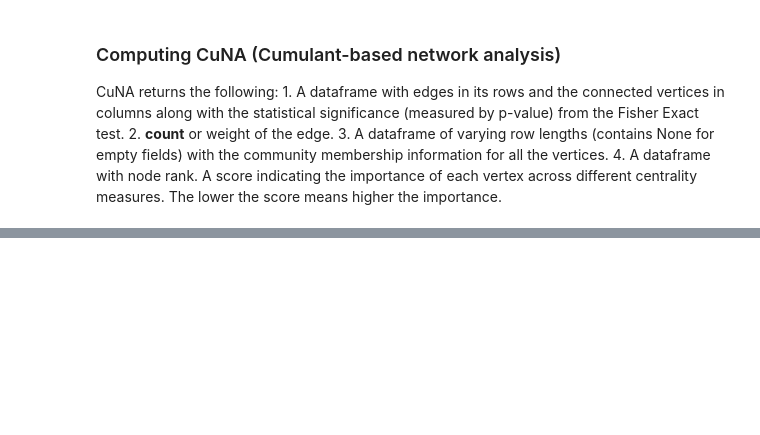
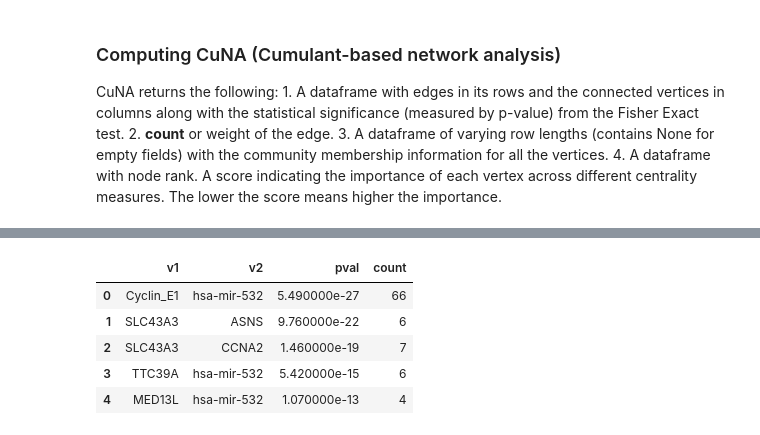
Before and after one commit to BiomedSciAI/Geno4SD, a Jupyter notebook: tutorials/CuNA.ipynb, the cells around one changed output, grey strips where cells are left out. Saved outputs shown, nothing was run; the diff lists cells and outputs as text; code cells hidden in the pictures; blank space fills up the shorter version.

```diff
--- a/tutorials/CuNA.ipynb
+++ b/tutorials/CuNA.ipynb
@@ -146 +168,11 @@ Time spent computing CuNA network (mins):  60.88270440896352
+# %%
+tcga_network = pd.read_excel(path+"CuNA_network_tcga_breastcancer.xlsx")
+tcga_network.head()
+# %% [output]
+|  | v1 | v2 | pval | count |
+| 0 | Cyclin_E1 | hsa-mir-532 | 5.490000e-27 | 66 |
+| 1 | SLC43A3 | ASNS | 9.760000e-22 | 6 |
+| 2 | SLC43A3 | CCNA2 | 1.460000e-19 | 7 |
+| 3 | TTC39A | hsa-mir-532 | 5.420000e-15 | 6 |
+| 4 | MED13L | hsa-mir-532 | 1.070000e-13 | 4 |
 # %% [markdown]
```
Also changed, not shown: parts of 23 cells of this notebook, 6 other files.
